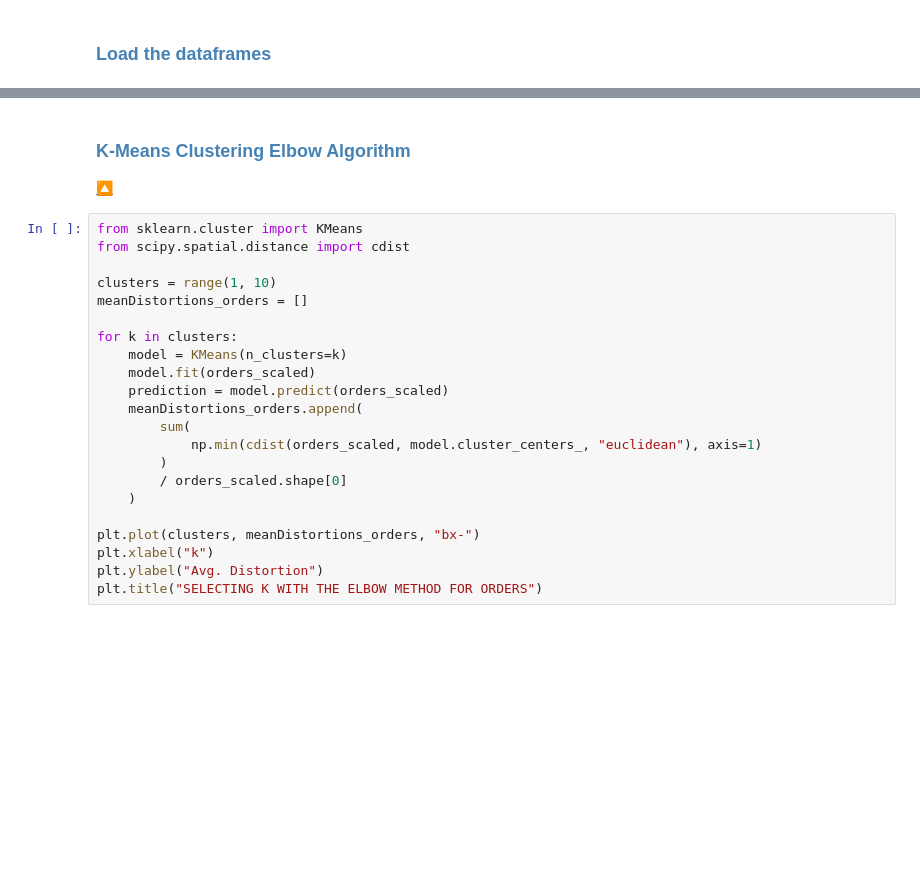
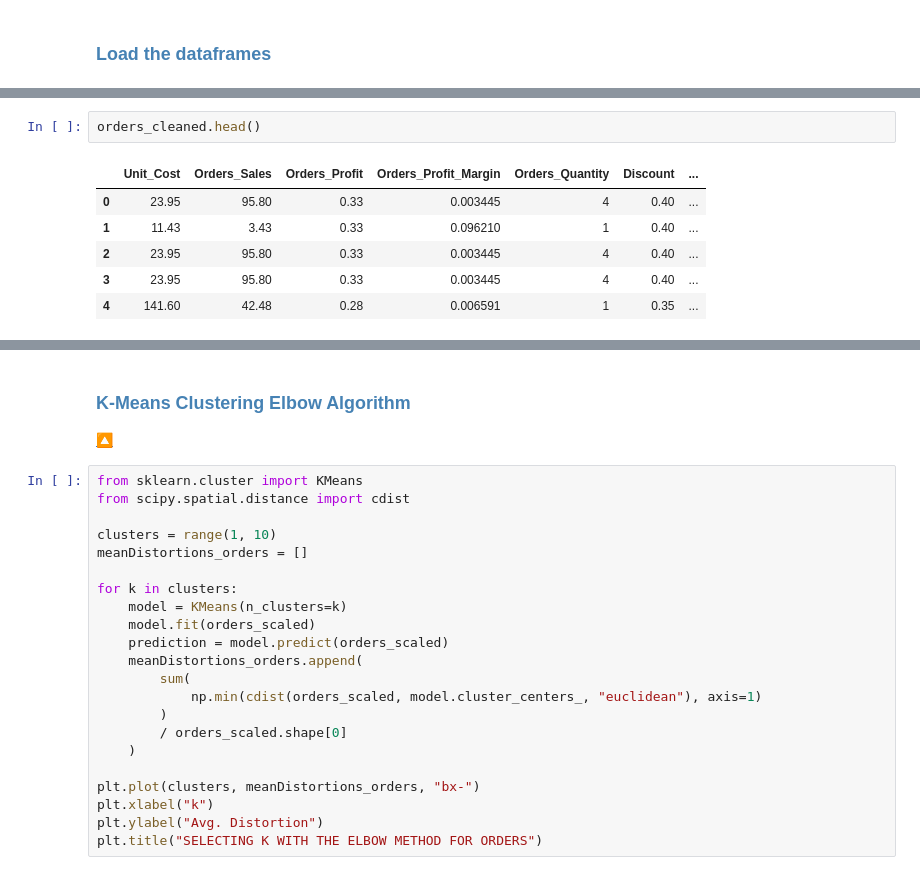
Before and after one commit to stevearchuleta/Superstore_Project_2023, a Jupyter notebook: jupyter_notebooks/Unsupervised Learning.ipynb, the cells around one changed output, grey strips where cells are left out. Saved outputs shown, nothing was run; the diff lists cells and outputs as text; blank space fills up the shorter version.

```diff
--- a/jupyter_notebooks/Unsupervised Learning.ipynb
+++ b/jupyter_notebooks/Unsupervised Learning.ipynb
@@ -79,0 +91,9 @@ returns_scaled = pd.read_pickle("../data/returns_scaled.pkl")
+# %%
+orders_cleaned.head()
+# %% [output]
+|  | Unit_Cost | Orders_Sales | Orders_Profit | Orders_Profit_Margin | Orders_Quantity | Discount | ... |
+| 0 | 23.95 | 95.80 | 0.33 | 0.003445 | 4 | 0.40 | ... |
+| 1 | 11.43 | 3.43 | 0.33 | 0.096210 | 1 | 0.40 | ... |
+| 2 | 23.95 | 95.80 | 0.33 | 0.003445 | 4 | 0.40 | ... |
+| 3 | 23.95 | 95.80 | 0.33 | 0.003445 | 4 | 0.40 | ... |
+| 4 | 141.60 | 42.48 | 0.28 | 0.006591 | 1 | 0.35 | ... |
```
Also changed, not shown: parts of 35 cells of this notebook, 5 other files.
